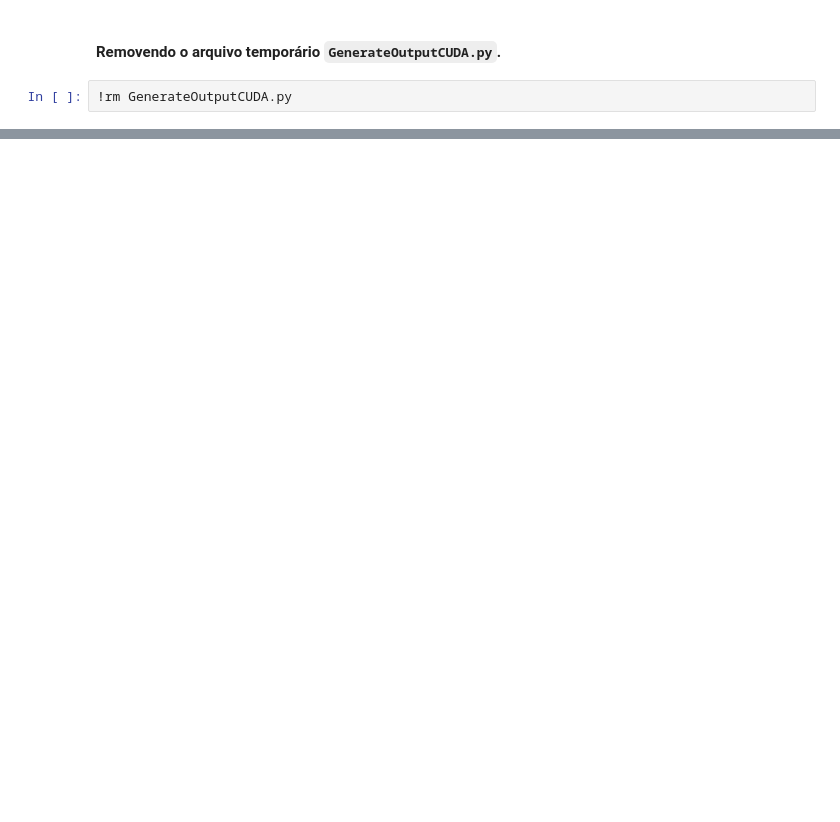
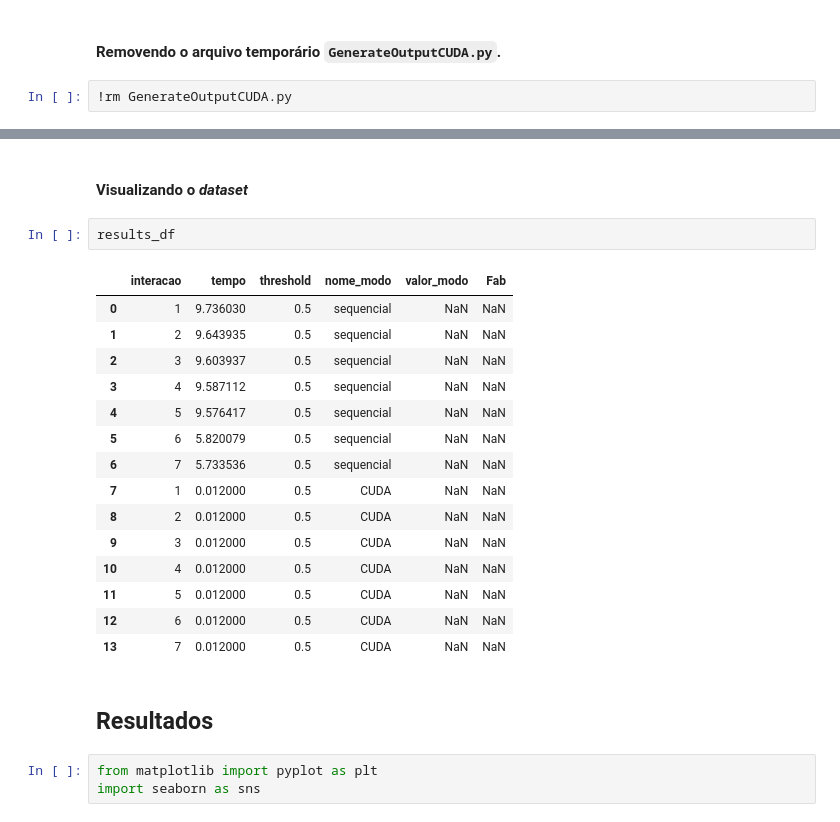
Before and after one commit to igorssant/UESC-codigos-pos-graduacao, a Jupyter notebook: processamento_paralelo/presentation/CUDA.ipynb, the cells around one changed output, grey strips where cells are left out. Cells and saved outputs as stored; diff of their text form; blank space fills up the shorter version.

```diff
--- a/processamento_paralelo/presentation/CUDA.ipynb
+++ b/processamento_paralelo/presentation/CUDA.ipynb
@@ -331,0 +359,25 @@ Esses comando foram executados no Pop!_OS 24.04 LTS.
+# %% [markdown]
+#### Visualizando o *dataset*
+# %%
+results_df
+# %% [output]
+|  | interacao | tempo | threshold | nome_modo | valor_modo | Fab |
+| 0 | 1 | 9.736030 | 0.5 | sequencial | NaN | NaN |
+| 1 | 2 | 9.643935 | 0.5 | sequencial | NaN | NaN |
+| 2 | 3 | 9.603937 | 0.5 | sequencial | NaN | NaN |
+| 3 | 4 | 9.587112 | 0.5 | sequencial | NaN | NaN |
+| 4 | 5 | 9.576417 | 0.5 | sequencial | NaN | NaN |
+| 5 | 6 | 5.820079 | 0.5 | sequencial | NaN | NaN |
+| 6 | 7 | 5.733536 | 0.5 | sequencial | NaN | NaN |
+| 7 | 1 | 0.012000 | 0.5 | CUDA | NaN | NaN |
+| 8 | 2 | 0.012000 | 0.5 | CUDA | NaN | NaN |
+| 9 | 3 | 0.012000 | 0.5 | CUDA | NaN | NaN |
+| 10 | 4 | 0.012000 | 0.5 | CUDA | NaN | NaN |
+| 11 | 5 | 0.012000 | 0.5 | CUDA | NaN | NaN |
+| 12 | 6 | 0.012000 | 0.5 | CUDA | NaN | NaN |
+| 13 | 7 | 0.012000 | 0.5 | CUDA | NaN | NaN |
+# %% [markdown]
+## Resultados
+# %%
+from matplotlib import pyplot as plt
+import seaborn as sns
```
Also changed, not shown: parts of 45 cells of this notebook, 2 other files.
